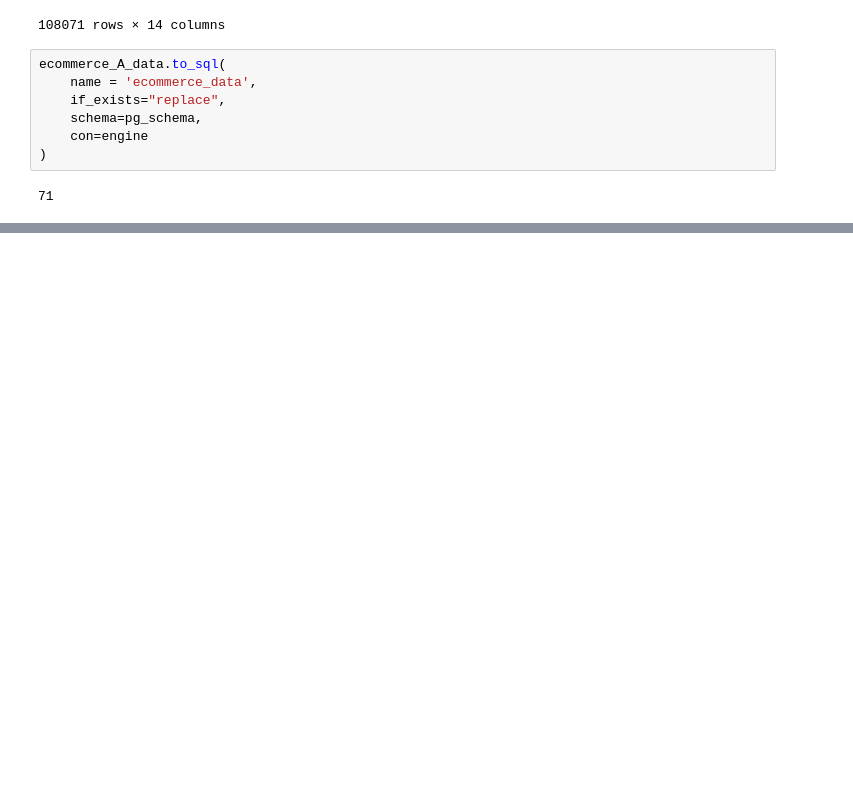
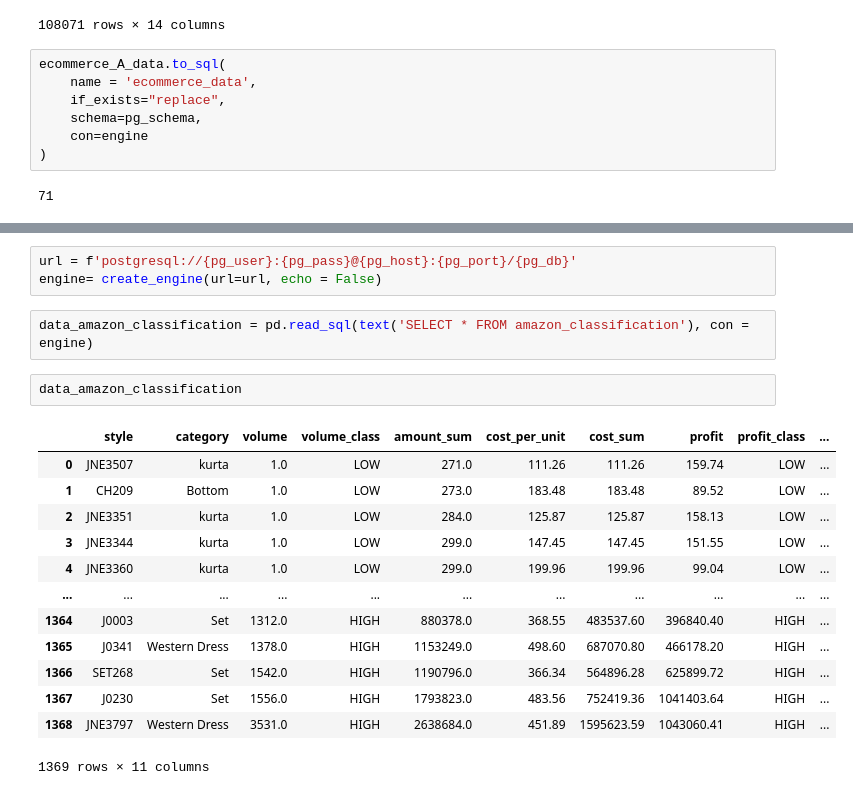
Before and after one commit to PiotrPeterKalbarczyk/ecommerce_profitability_project, a Jupyter notebook: notebooks/Analysis.ipynb, the cells around one changed output, grey strips where cells are left out. Cells and saved outputs as stored; diff of their text form; blank space fills up the shorter version.

```diff
--- a/notebooks/Analysis.ipynb
+++ b/notebooks/Analysis.ipynb
@@ -208,0 +222,21 @@ ecommerce_A_data.to_sql(
+# %%
+url = f'postgresql://{pg_user}:{pg_pass}@{pg_host}:{pg_port}/{pg_db}'
+engine= create_engine(url=url, echo = False)
+# %%
+data_amazon_classification = pd.read_sql(text('SELECT * FROM amazon_classification'), con = engine)
+# %%
+data_amazon_classification
+# %% [output]
+|  | style | category | volume | volume_class | amount_sum | cost_per_unit | cost_sum | profit | profit_class | ... |
+| 0 | JNE3507 | kurta | 1.0 | LOW | 271.0 | 111.26 | 111.26 | 159.74 | LOW | ... |
+| 1 | CH209 | Bottom | 1.0 | LOW | 273.0 | 183.48 | 183.48 | 89.52 | LOW | ... |
+| 2 | JNE3351 | kurta | 1.0 | LOW | 284.0 | 125.87 | 125.87 | 158.13 | LOW | ... |
+| 3 | JNE3344 | kurta | 1.0 | LOW | 299.0 | 147.45 | 147.45 | 151.55 | LOW | ... |
+| 4 | JNE3360 | kurta | 1.0 | LOW | 299.0 | 199.96 | 199.96 | 99.04 | LOW | ... |
+| ... | ... | ... | ... | ... | ... | ... | ... | ... | ... | ... |
+| 1364 | J0003 | Set | 1312.0 | HIGH | 880378.0 | 368.55 | 483537.60 | 396840.40 | HIGH | ... |
+| 1365 | J0341 | Western Dress | 1378.0 | HIGH | 1153249.0 | 498.60 | 687070.80 | 466178.20 | HIGH | ... |
+| 1366 | SET268 | Set | 1542.0 | HIGH | 1190796.0 | 366.34 | 564896.28 | 625899.72 | HIGH | ... |
+| 1367 | J0230 | Set | 1556.0 | HIGH | 1793823.0 | 483.56 | 752419.36 | 1041403.64 | HIGH | ... |
+| 1368 | JNE3797 | Western Dress | 3531.0 | HIGH | 2638684.0 | 451.89 | 1595623.59 | 1043060.41 | HIGH | ... |
+1369 rows × 11 columns
```
Also changed, not shown: parts of 20 cells of this notebook, 8 other files.
